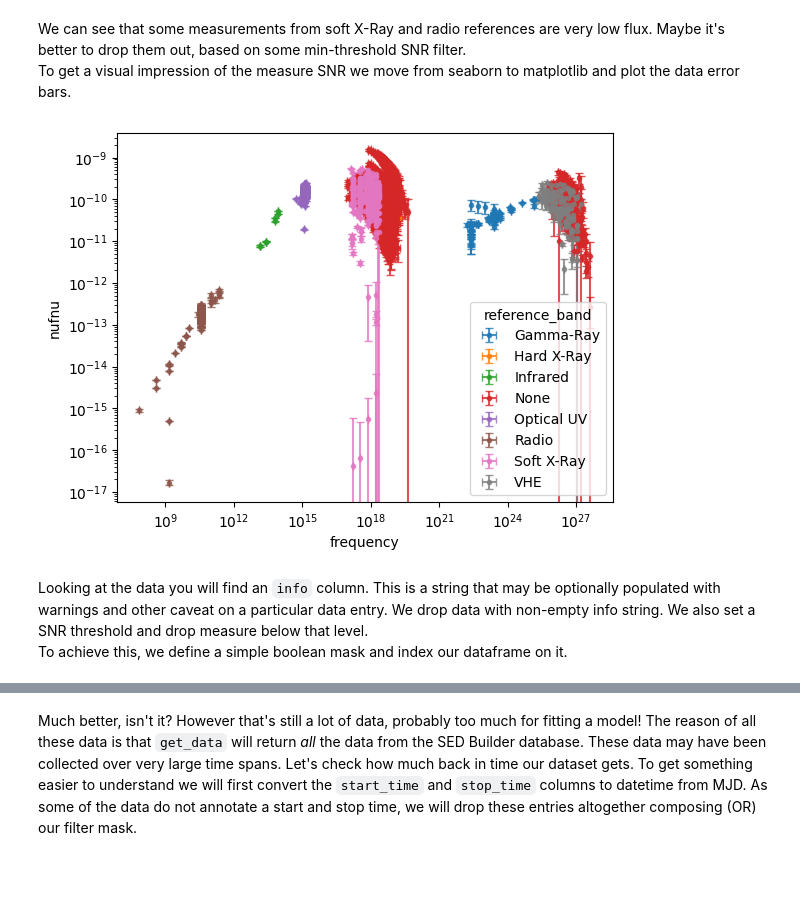
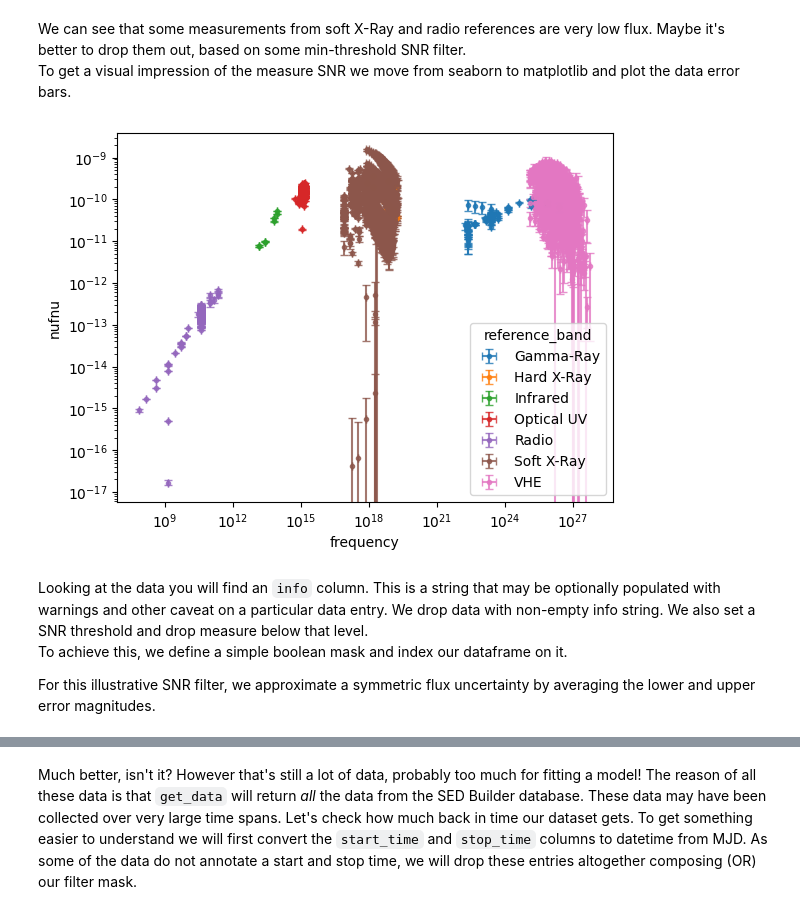
Before and after one commit to peppedilillo/sedbuilder-demo, a Jupyter notebook: demo.ipynb, the cells around one changed output, grey strips where cells are left out. Drawn from its saved outputs; the diff is of its cells as text; code cells hidden in the pictures; blank space fills up the shorter version.

```diff
--- a/demo.ipynb
+++ b/demo.ipynb
@@ -135,36 +143,38 @@ To get a visual impression of the measure SNR we move from seaborn to matplotlib
 # %%
 import pandas as pd
 import matplotlib as matplotlib
 
 
 def plt_errorbar(df: pd.DataFrame, ax: matplotlib.axes.Axes, hue="reference_band"):
     for band, group in df.groupby(hue):
         ax.errorbar(
             group["frequency"],
             group["nufnu"],
-            xerr=group["frequency_error"],
-            yerr=group["nufnu_error"],
+            xerr=group[["frequency_error_lower", "frequency_error_upper"]].to_numpy().T,
+            yerr=group[["nufnu_error_lower", "nufnu_error_upper"]].to_numpy().T,
             fmt="o",
             markersize=3,
             linestyle="none",
             label=band,
             alpha=0.8,
             capsize=3,
         )
 
     ax.set(xlabel="frequency", ylabel="nufnu", xscale="log", yscale="log")
     ax.legend(title=hue, loc=4)
     return ax
 
 
 
 fig, ax = plt.subplots()
 ax = plt_errorbar(df, ax)
 plt.show()
 # %% [output]
-[figure, old version]
+[figure, new version]
 # %% [markdown]
 Looking at the data you will find an `info` column. This is a string that may be optionally populated with warnings and other caveat on a particular data entry. We drop data with non-empty info string. We also set a SNR threshold and drop measure below that level. <br>
 To achieve this, we define a simple boolean mask and index our dataframe on it.
+
+For this illustrative SNR filter, we approximate a symmetric flux uncertainty by averaging the lower and upper error magnitudes.
 # %%
 SNR_THRESHOLD = 3
```
Also changed, not shown: parts of 14 cells of this notebook, 2 other files.
